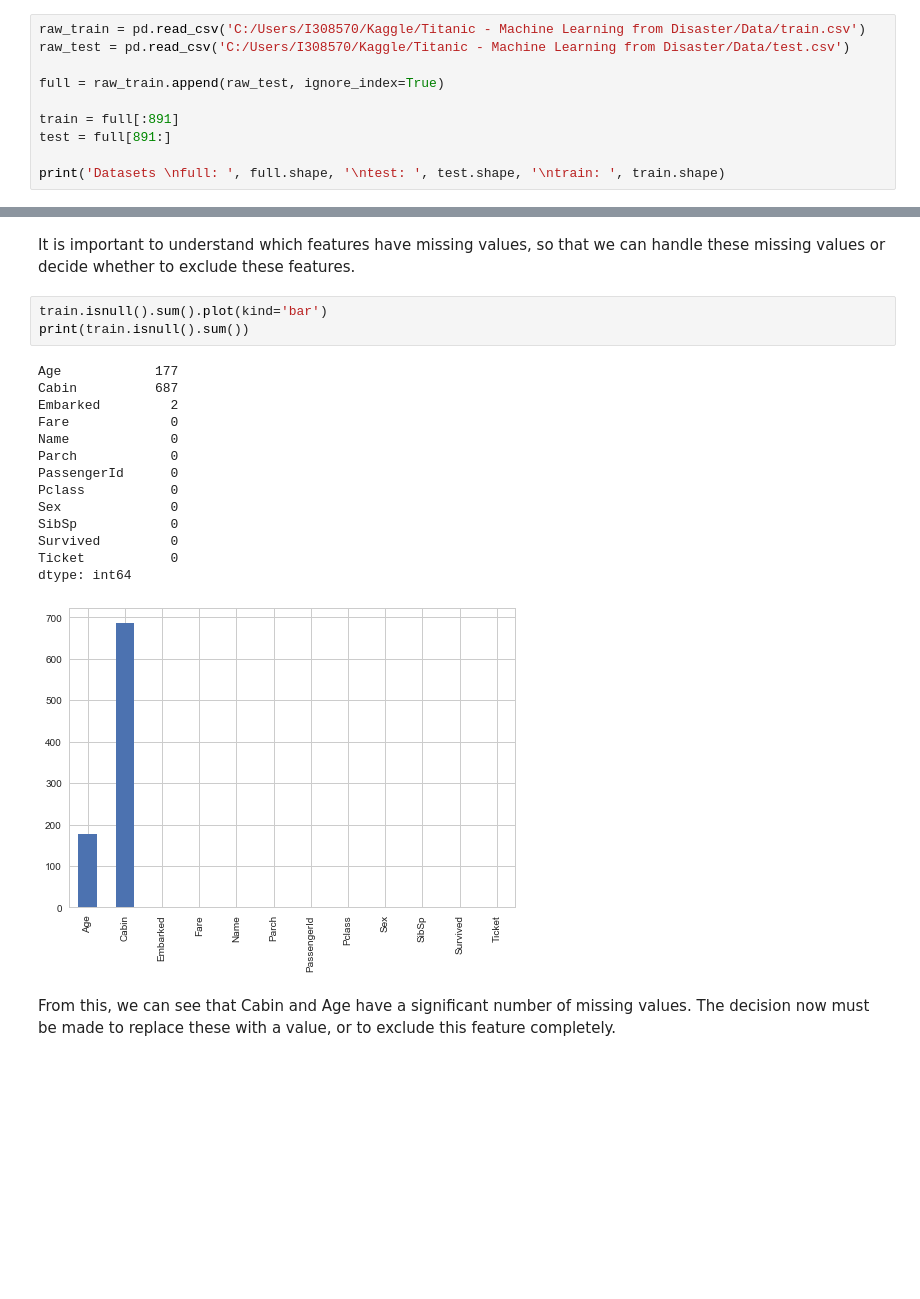
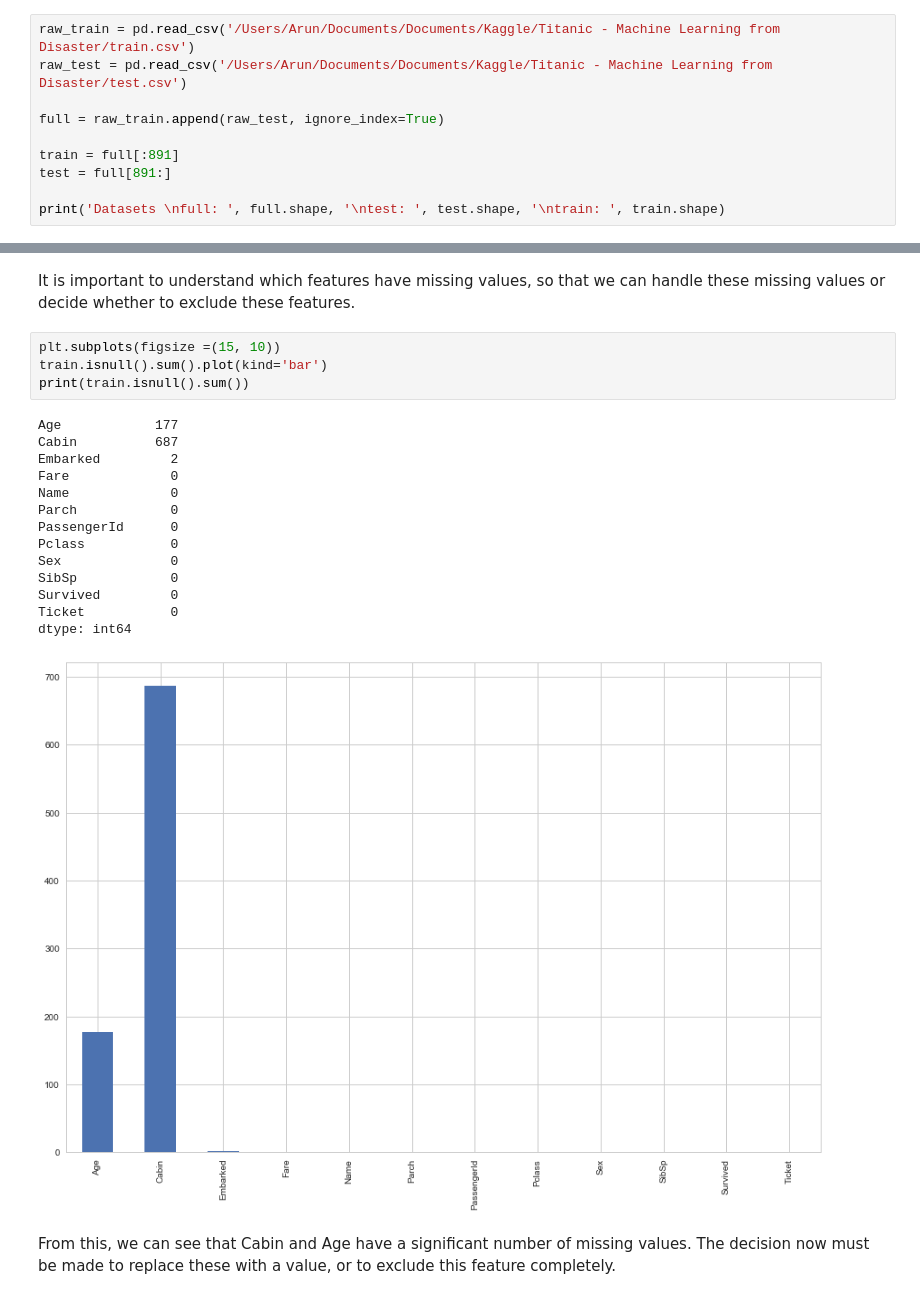
Before and after one commit to agodwinp/Titanic, a Jupyter notebook: Titanic - Machine Learning from Disaster.ipynb, the cells around one changed output, grey strips where cells are left out. Cells and saved outputs as stored; diff of their text form; blank space fills up the shorter version.

```diff
--- a/Titanic - Machine Learning from Disaster.ipynb
+++ b/Titanic - Machine Learning from Disaster.ipynb
@@ -37,8 +37,8 @@ sns.set(style="whitegrid", color_codes=True)
 
 The Python Pandas packages helps us work with our datasets. We start by acquiring the training and testing datasets into Pandas DataFrames. We also combine these datasets to run certain operations on both datasets together.
 # %%
-raw_train = pd.read_csv('C:/Users/I308570/Kaggle/Titanic - Machine Learning from Disaster/Data/train.csv')
-raw_test = pd.read_csv('C:/Users/I308570/Kaggle/Titanic - Machine Learning from Disaster/Data/test.csv')
+raw_train = pd.read_csv('/Users/Arun/Documents/Documents/Kaggle/Titanic - Machine Learning from Disaster/train.csv')
+raw_test = pd.read_csv('/Users/Arun/Documents/Documents/Kaggle/Titanic - Machine Learning from Disaster/test.csv')
 
 full = raw_train.append(raw_test, ignore_index=True)
 
@@ -109,23 +109,24 @@ print(full.columns.values)
 # %% [markdown]
 It is important to understand which features have missing values, so that we can handle these missing values or decide whether to exclude these features.
 # %%
+plt.subplots(figsize =(15, 10))
 train.isnull().sum().plot(kind='bar')
 print(train.isnull().sum())
 # %% [output]
 Age            177
 Cabin          687
 Embarked         2
 Fare             0
 Name             0
 Parch            0
 PassengerId      0
 Pclass           0
 Sex              0
 SibSp            0
 Survived         0
 Ticket           0
 dtype: int64
-[figure, old version]
+[figure, new version]
 # %% [markdown]
 From this, we can see that Cabin and Age have a significant number of missing values. The decision now must be made to replace these with a value, or to exclude this feature completely.
 # %% [markdown]
```
Also changed, not shown: parts of 21 cells of this notebook.
